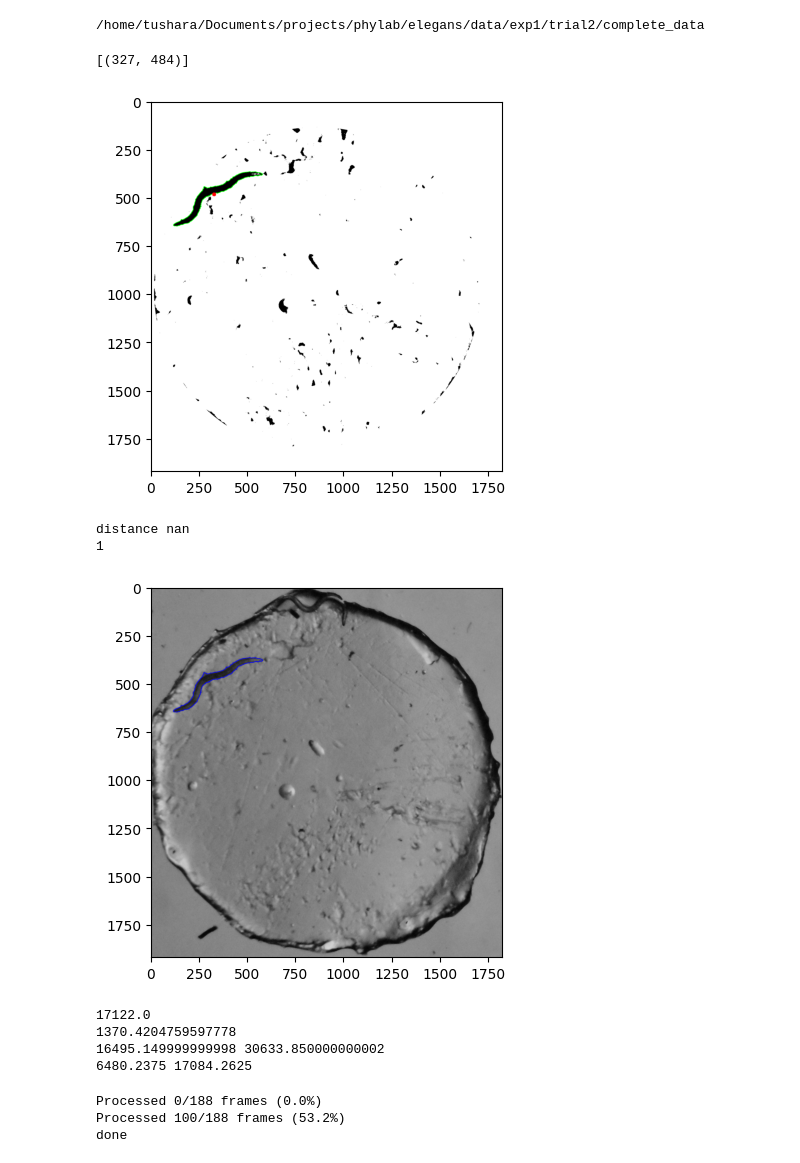
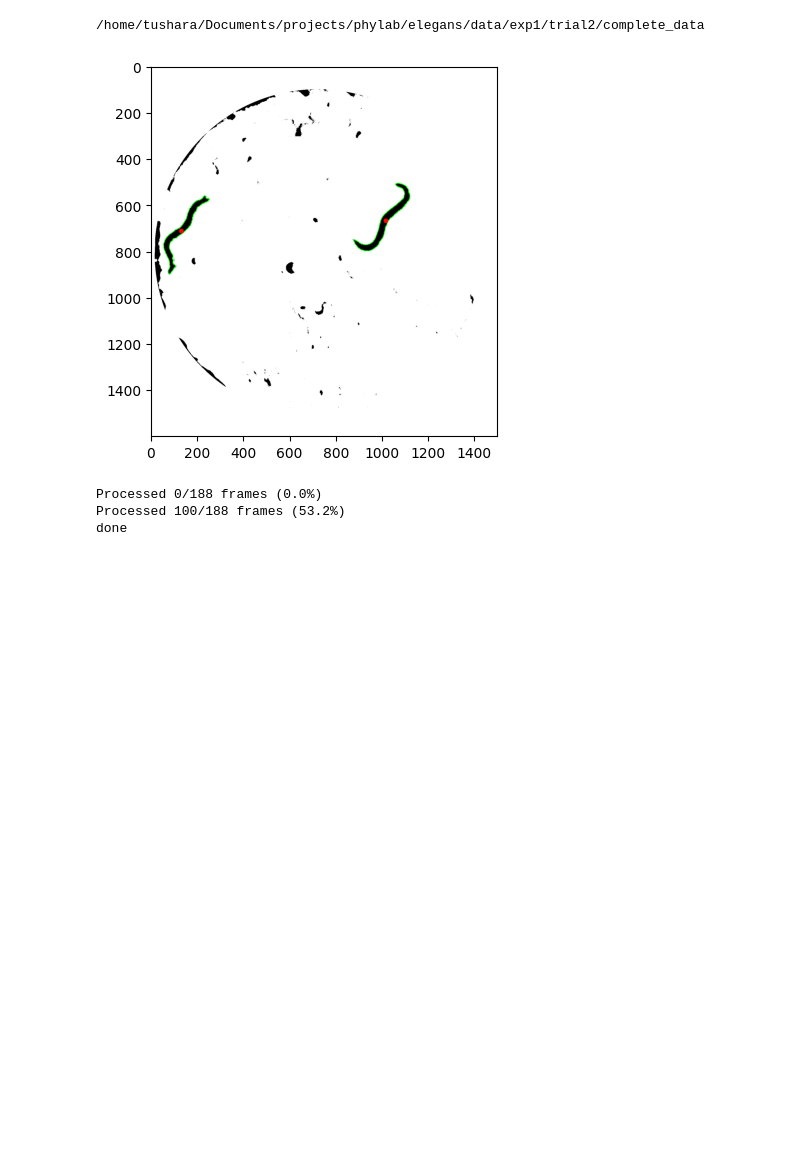
Before and after one commit to tushara04/pkl2elegans, a Jupyter notebook: analysis_code/com_vs_time.ipynb, the cells around one changed output. Drawn from its saved outputs; the diff is of its cells as text; code cells hidden in the pictures; blank space fills up the shorter version.

Commit message:
made small changes to output images

```diff
--- a/analysis_code/com_vs_time.ipynb
+++ b/analysis_code/com_vs_time.ipynb
@@ -102,33 +102,35 @@ def analysis(img):
             distance = np.nan
             lost_count += 1
 
-    return distance, centers, c_worms, cell, worms_contour, cell_radius, cell_center, lost_count, single_worm_min_area, single_worm_max_area, contours, merged_worm_min_area, merged_worm_max_area
+    return distance, centers, c_worms, cell, worms_contour, cell_radius, cell_center, lost_count, single_worm_min_area, single_worm_max_area, contours, merged_worm_min_area, merged_worm_max_area, bin_cell
 # %%
 # only for tests
-path = "/home/tushara/Documents/projects/phylab/elegans/data/exp1/trial2/complete_data/MA2_3445.JPG"
+path = "/home/tushara/Documents/projects/phylab/elegans/data/exp1/trial2/complete_data/MA2_0005.JPG"
 img = cv2.imread(path, 0)
-print(analysis(img)[1])
+'''print(analysis(img)[1])
 plt.imshow(analysis(img)[2], cmap = "gray") # change the index to 1 and see what happens!!! -- i.e. if 1 corresponds to the returned centers value
 plt.show()
 print("distance", analysis(img)[0])
 print(len(analysis(img)[4]))
 contoured_cell = cv2.drawContours(cv2.cvtColor(analysis(img)[3], cv2.COLOR_GRAY2BGR), analysis(img)[4], -1, (0, 0, 255), 2)
 plt.imshow(contoured_cell, cmap = "gray")
 plt.show()
 print(cv2.contourArea(max(analysis(img)[10], key = cv2.contourArea))) #23432.0 of 170
 print(cv2.arcLength(max(analysis(img)[10], key = cv2.contourArea), True))
 print(analysis(img)[11],analysis(img)[12])
-print(analysis(img)[8],analysis(img)[9])
+print(analysis(img)[8],analysis(img)[9])'''
+
+'''plt.imshow(img, cmap = "gray")
+plt.savefig("/home/tushara/Documents/projects/phylab/elegans/analysis_code/images/image1.png")
+plt.show()
+plt.imshow(analysis(img)[3], cmap = "gray")
+plt.savefig("/home/tushara/Documents/projects/phylab/elegans/analysis_code/images/image2.png")
+plt.show()'''
+plt.imshow(analysis(img)[2], cmap = "gray")
+plt.savefig("/home/tushara/Documents/projects/phylab/elegans/analysis_code/images/image5.png")
+plt.show()
 # %% [output]
-[(327, 484)]
-[figure, old version]
+[figure, new version]
-distance nan
-1
-[figure, removed]
-17122.0
-1370.4204759597778
-16495.149999999998 30633.850000000002
-6480.2375 17084.2625
 # %%
 # this is to draw distance line b/w the worms and export the image
 # this code only ouputs the images that have no lost worms
```
